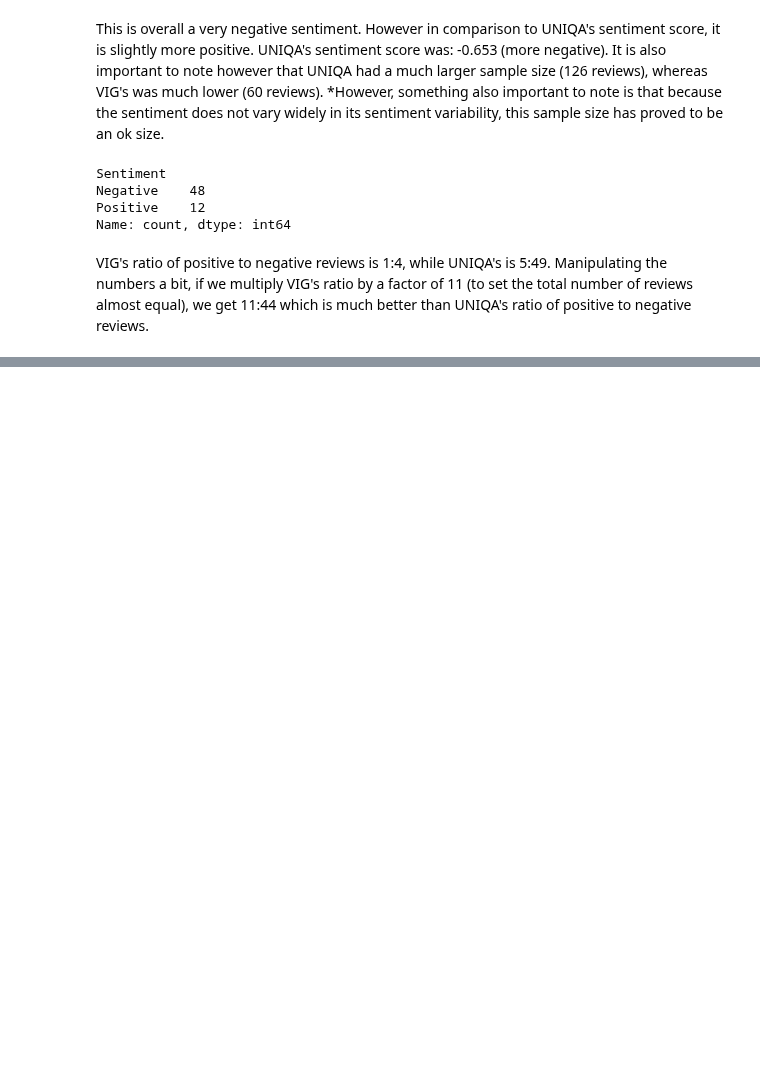
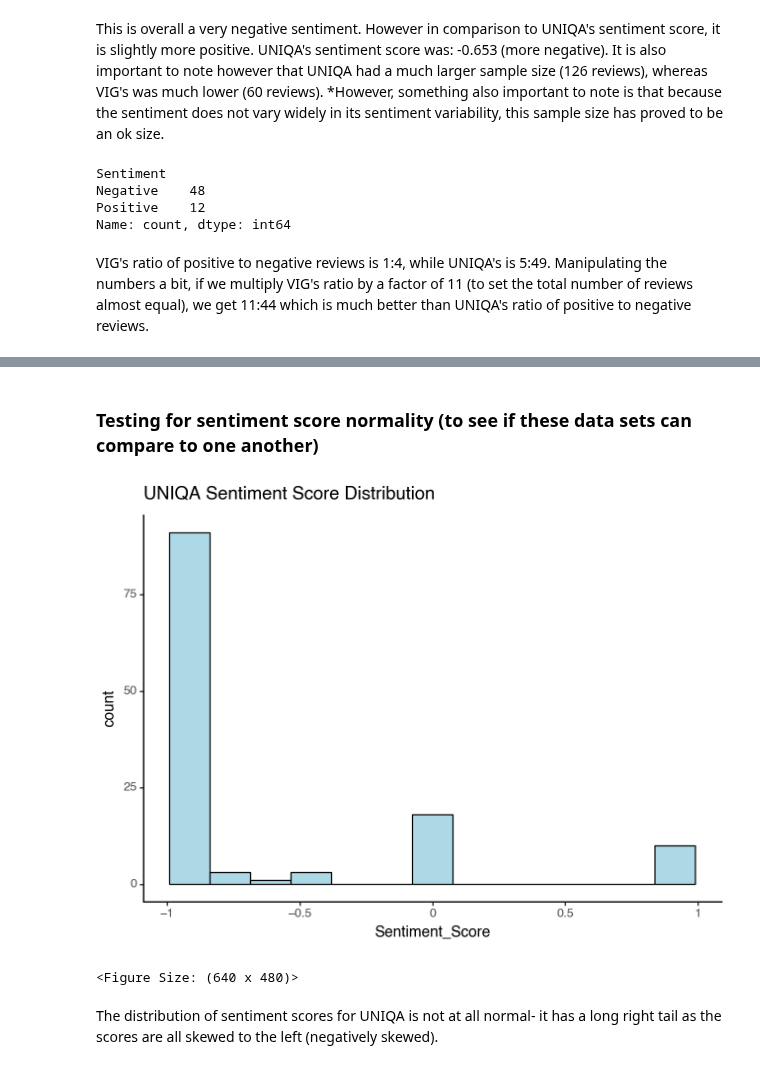
Before and after one commit to corinne167225/Capstone_UNIQA, a Jupyter notebook: VIG (Wienerstädtische) Trustpilot Reviews AND UNIQA Comparison.ipynb, the cells around one changed output, grey strips where cells are left out. Cells and saved outputs as stored; diff of their text form; code cells hidden in the pictures; blank space fills up the shorter version.

```diff
--- a/VIG (Wienerstädtische) Trustpilot Reviews.ipynb
+++ b/VIG (Wienerstädtische) Trustpilot Reviews AND UNIQA Comparison.ipynb
@@ -275,0 +297,4 @@ VIG's ratio of positive to negative reviews is 1:4, while UNIQA's is 5:49. Manip
+# %%
+#reading in UNIQA data
+chatgpt_sen_ana = pd.read_csv('UNIQA Trustpilot Reviews_ChatGPT Sentiment Analysis Table - Sheet1.csv')
+chatgpt_sen_ana.rename(columns = {'Sentiment Score':'Sentiment_Score'}, inplace = True)
@@ -275,0 +317,11 @@ VIG's ratio of positive to negative reviews is 1:4, while UNIQA's is 5:49. Manip
+# %% [markdown]
+### Testing for sentiment score normality (to see if these data sets can compare to one another)
+# %%
+#Histogram showing distribution of Sentiment Scores for UNIQA (x axis = sentiment scores, y axis = count)
+(ggplot(chatgpt_sen_ana, aes(x = 'Sentiment_Score')) + geom_histogram(color = 'black', fill = 'lightblue')
+ + theme_classic() + labs (title = 'UNIQA Sentiment Score Distribution'))
+# %% [output]
+[figure, added]
+<Figure Size: (640 x 480)>
+# %% [markdown]
+The distribution of sentiment scores for UNIQA is not at all normal- it has a long right tail as the scores are all skewed to the left (negatively skewed).
```
Also changed, not shown: parts of 15 cells of this notebook.
